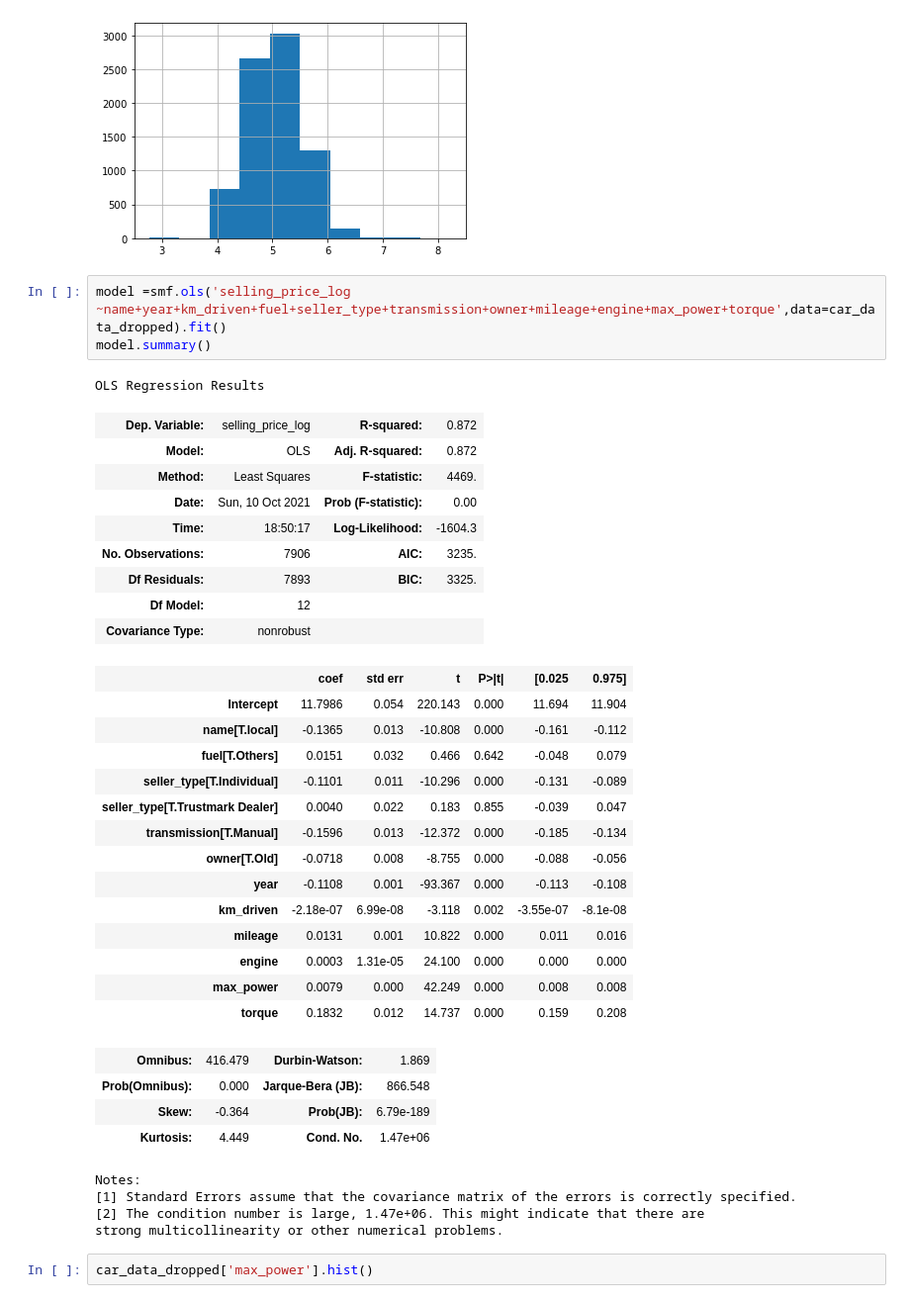
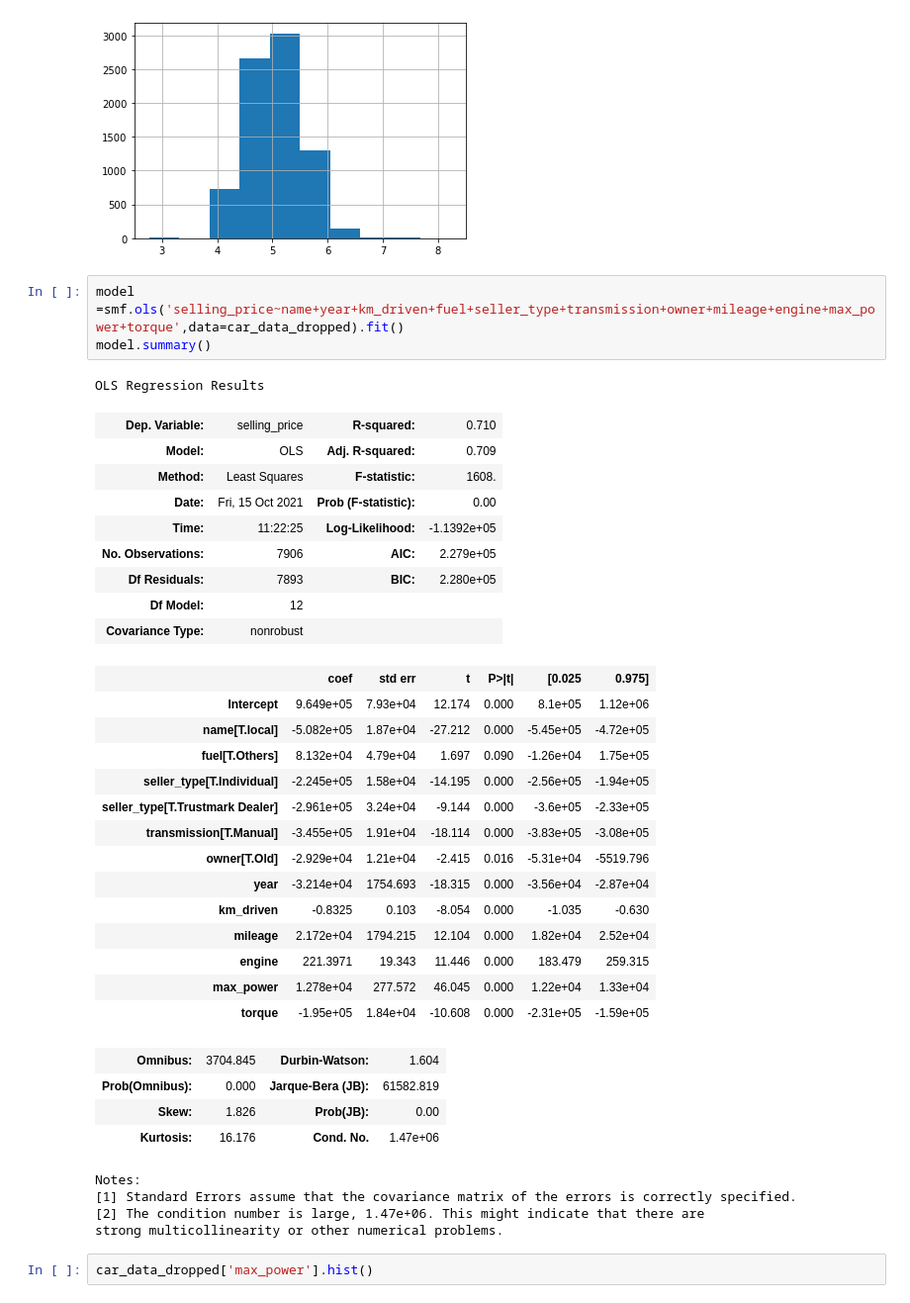
Before and after one commit to CharudattaManwatkar/lra_final_project_group_17, a Jupyter notebook: LRA_final_project.ipynb, the cells around one changed output. Shown: that part at 99% size. Saved outputs shown, nothing was run; the diff lists cells and outputs as text.

```diff
--- a/LRA_final_project.ipynb
+++ b/LRA_final_project.ipynb
@@ -586,37 +586,37 @@ See the caveats in the documentation: https://pandas.pydata.org/pandas-docs/stab
 <AxesSubplot:>
 [figure]
 # %%
-model =smf.ols('selling_price_log ~name+year+km_driven+fuel+seller_type+transmission+owner+mileage+engine+max_power+torque',data=car_data_dropped).fit()
+model =smf.ols('selling_price~name+year+km_driven+fuel+seller_type+transmission+owner+mileage+engine+max_power+torque',data=car_data_dropped).fit()
 model.summary()
 # %% [output]
 OLS Regression Results
-| Dep. Variable: | selling_price_log | R-squared: | 0.872 |
-| Model: | OLS | Adj. R-squared: | 0.872 |
-| Method: | Least Squares | F-statistic: | 4469. |
-| Date: | Sun, 10 Oct 2021 | Prob (F-statistic): | 0.00 |
-| Time: | 18:50:17 | Log-Likelihood: | -1604.3 |
-| No. Observations: | 7906 | AIC: | 3235. |
-| Df Residuals: | 7893 | BIC: | 3325. |
+| Dep. Variable: | selling_price | R-squared: | 0.710 |
+| Model: | OLS | Adj. R-squared: | 0.709 |
+| Method: | Least Squares | F-statistic: | 1608. |
+| Date: | Fri, 15 Oct 2021 | Prob (F-statistic): | 0.00 |
+| Time: | 11:22:25 | Log-Likelihood: | -1.1392e+05 |
+| No. Observations: | 7906 | AIC: | 2.279e+05 |
+| Df Residuals: | 7893 | BIC: | 2.280e+05 |
 | Df Model: | 12 |  |  |
 | Covariance Type: | nonrobust |  |  |
 |  | coef | std err | t | P>|t| | [0.025 | 0.975] |
-| Intercept | 11.7986 | 0.054 | 220.143 | 0.000 | 11.694 | 11.904 |
-| name[T.local] | -0.1365 | 0.013 | -10.808 | 0.000 | -0.161 | -0.112 |
-| fuel[T.Others] | 0.0151 | 0.032 | 0.466 | 0.642 | -0.048 | 0.079 |
-| seller_type[T.Individual] | -0.1101 | 0.011 | -10.296 | 0.000 | -0.131 | -0.089 |
-| seller_type[T.Trustmark Dealer] | 0.0040 | 0.022 | 0.183 | 0.855 | -0.039 | 0.047 |
-| transmission[T.Manual] | -0.1596 | 0.013 | -12.372 | 0.000 | -0.185 | -0.134 |
-| owner[T.Old] | -0.0718 | 0.008 | -8.755 | 0.000 | -0.088 | -0.056 |
-| year | -0.1108 | 0.001 | -93.367 | 0.000 | -0.113 | -0.108 |
-| km_driven | -2.18e-07 | 6.99e-08 | -3.118 | 0.002 | -3.55e-07 | -8.1e-08 |
-| mileage | 0.0131 | 0.001 | 10.822 | 0.000 | 0.011 | 0.016 |
-| engine | 0.0003 | 1.31e-05 | 24.100 | 0.000 | 0.000 | 0.000 |
-| max_power | 0.0079 | 0.000 | 42.249 | 0.000 | 0.008 | 0.008 |
-| torque | 0.1832 | 0.012 | 14.737 | 0.000 | 0.159 | 0.208 |
+| Intercept | 9.649e+05 | 7.93e+04 | 12.174 | 0.000 | 8.1e+05 | 1.12e+06 |
+| name[T.local] | -5.082e+05 | 1.87e+04 | -27.212 | 0.000 | -5.45e+05 | -4.72e+05 |
+| fuel[T.Others] | 8.132e+04 | 4.79e+04 | 1.697 | 0.090 | -1.26e+04 | 1.75e+05 |
+| seller_type[T.Individual] | -2.245e+05 | 1.58e+04 | -14.195 | 0.000 | -2.56e+05 | -1.94e+05 |
+| seller_type[T.Trustmark Dealer] | -2.961e+05 | 3.24e+04 | -9.144 | 0.000 | -3.6e+05 | -2.33e+05 |
+| transmission[T.Manual] | -3.455e+05 | 1.91e+04 | -18.114 | 0.000 | -3.83e+05 | -3.08e+05 |
+| owner[T.Old] | -2.929e+04 | 1.21e+04 | -2.415 | 0.016 | -5.31e+04 | -5519.796 |
+| year | -3.214e+04 | 1754.693 | -18.315 | 0.000 | -3.56e+04 | -2.87e+04 |
+| km_driven | -0.8325 | 0.103 | -8.054 | 0.000 | -1.035 | -0.630 |
+| mileage | 2.172e+04 | 1794.215 | 12.104 | 0.000 | 1.82e+04 | 2.52e+04 |
+| engine | 221.3971 | 19.343 | 11.446 | 0.000 | 183.479 | 259.315 |
+| max_power | 1.278e+04 | 277.572 | 46.045 | 0.000 | 1.22e+04 | 1.33e+04 |
+| torque | -1.95e+05 | 1.84e+04 | -10.608 | 0.000 | -2.31e+05 | -1.59e+05 |
-| Omnibus: | 416.479 | Durbin-Watson: | 1.869 |
-| Prob(Omnibus): | 0.000 | Jarque-Bera (JB): | 866.548 |
-| Skew: | -0.364 | Prob(JB): | 6.79e-189 |
-| Kurtosis: | 4.449 | Cond. No. | 1.47e+06 |
+| Omnibus: | 3704.845 | Durbin-Watson: | 1.604 |
+| Prob(Omnibus): | 0.000 | Jarque-Bera (JB): | 61582.819 |
+| Skew: | 1.826 | Prob(JB): | 0.00 |
+| Kurtosis: | 16.176 | Cond. No. | 1.47e+06 |
 Notes:
 [1] Standard Errors assume that the covariance matrix of the errors is correctly specified.
 [2] The condition number is large, 1.47e+06. This might indicate that there are
```
Also changed, not shown: parts of 39 cells of this notebook.
